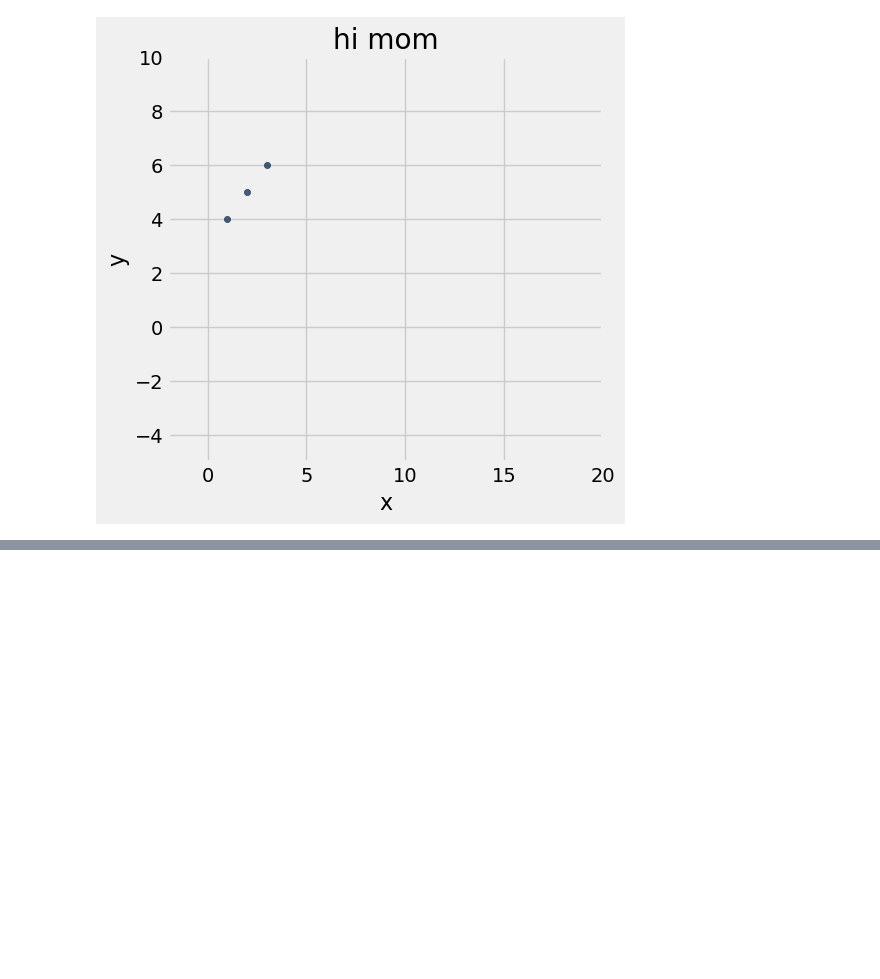
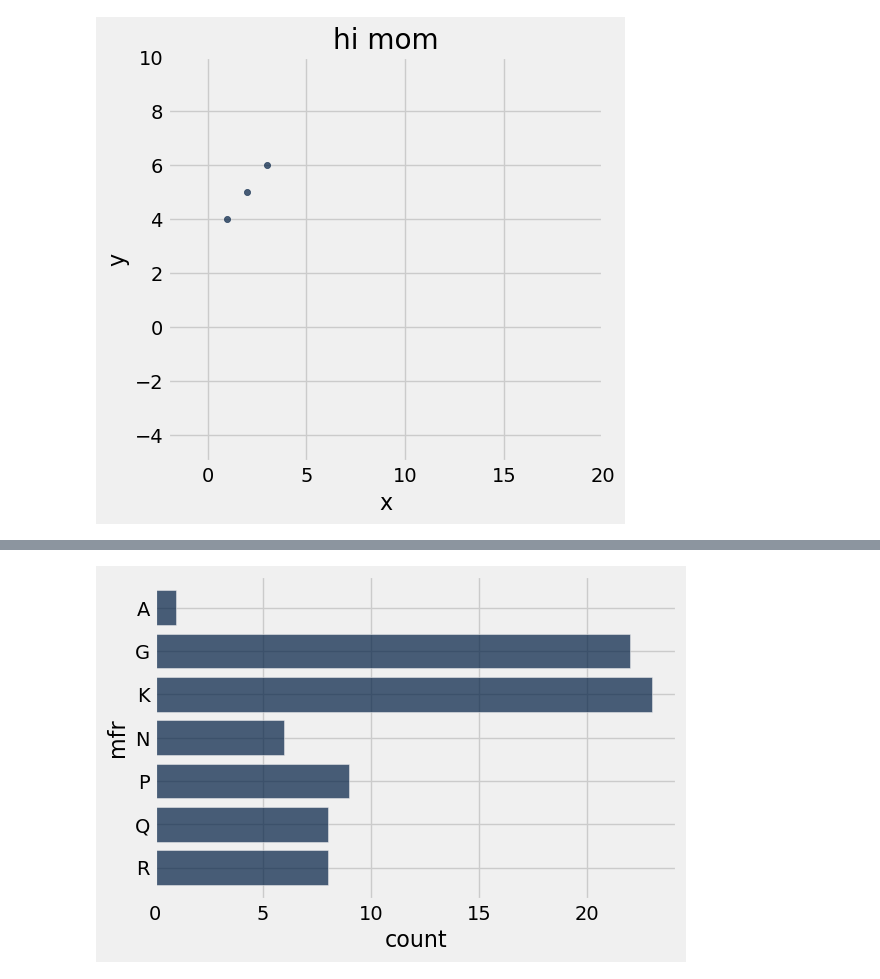
Before and after one commit to lawtonsclass/s26-code-from-class, a Jupyter notebook: data8/ch07.ipynb, the cells around one changed output, grey strips where cells are left out. Saved outputs shown, nothing was run; the diff lists cells and outputs as text; code cells hidden in the pictures; blank space fills up the shorter version.

```diff
--- a/data8/ch07.ipynb
+++ b/data8/ch07.ipynb
@@ -625,3 +625,6 @@ plots.ylim(-5, 10)
 plots.xlim(-2, 20); # a semicolon here prevents the default output of the last line
 # %% [output]
 [figure]
+# %%
+cereal = Table.read_table('data/cereal.csv')
+cereal
@@ -627,0 +644,4 @@ plots.xlim(-2, 20); # a semicolon here prevents the default output of the last l
+# %%
+cereal.group('mfr').barh('mfr')
+# %% [output]
+[figure, added]
```
Also changed, not shown: parts of 12 cells of this notebook.
